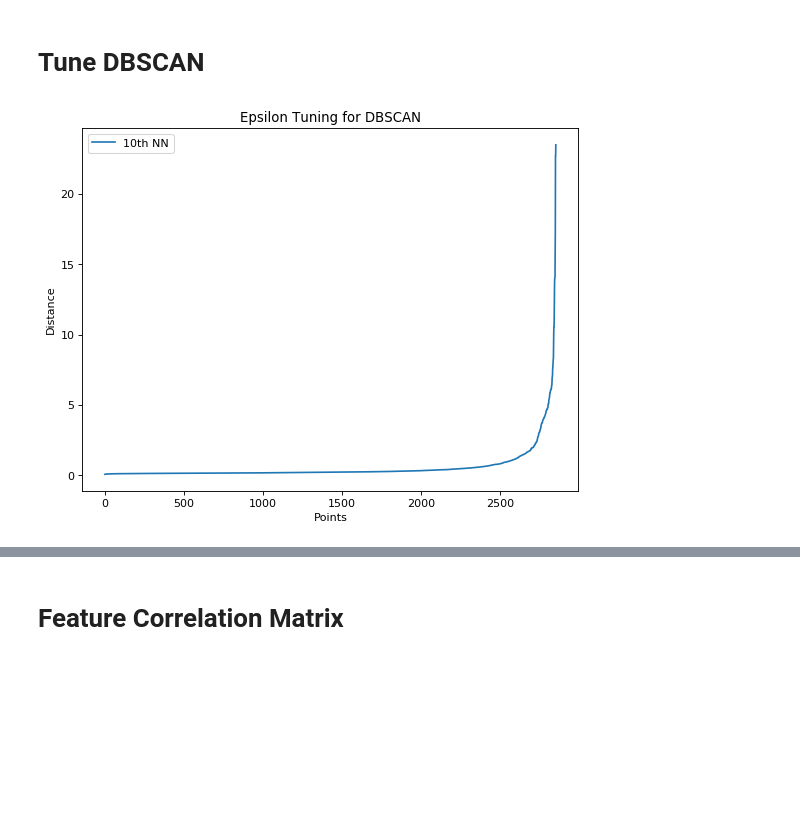
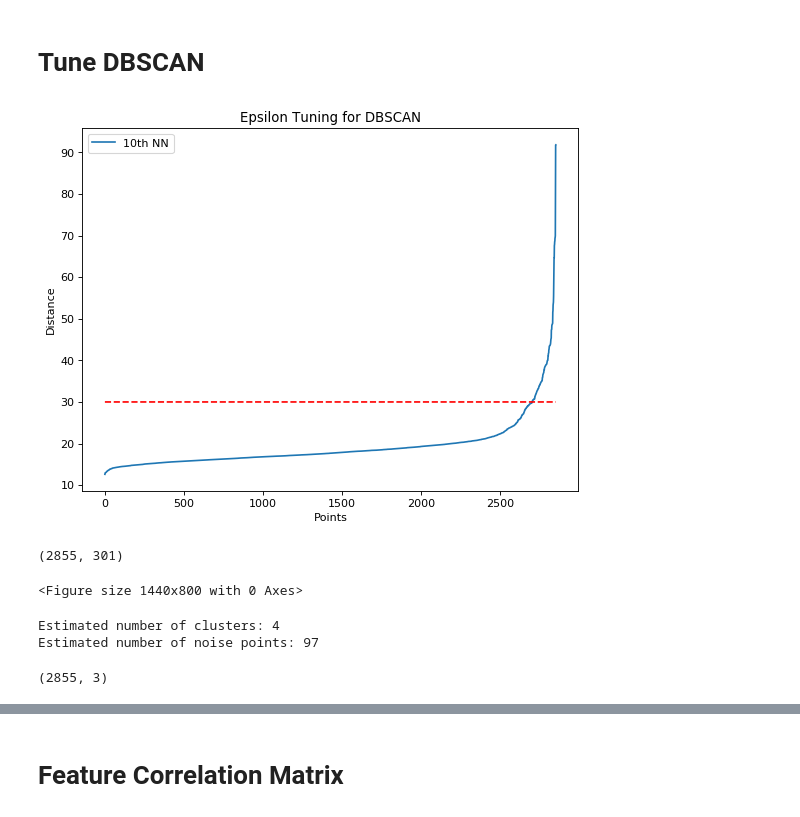
Before and after one commit to KWellesly/ML4Anime, a Jupyter notebook: graphs.ipynb, the cells around one changed output, grey strips where cells are left out. Saved outputs shown, nothing was run; the diff lists cells and outputs as text; code cells hidden in the pictures; blank space fills up the shorter version.

Commit message:
Changed graphs to calculate DBSCAN on 300D PCA space

```diff
--- a/graphs.ipynb
+++ b/graphs.ipynb
@@ -183,22 +183,96 @@ aaaaaa_df.to_csv(r'data/normalized_princ_model_training_data.csv')
 # %%
 from sklearn.neighbors import NearestNeighbors
 import numpy as np
 
 plt.figure(num=None, figsize=(8, 6), dpi=80, facecolor='w', edgecolor='k')
 
 
-xy = final_arr[:, 0:2]
+xy = final_arr[:, :-1]
 nbrs = NearestNeighbors(n_neighbors=10, algorithm='kd_tree').fit(xy)
 distances, indices = nbrs.kneighbors(xy)
 y = sorted(distances[:, -1])
 x = range(0, len(y))
 plt.plot(x, y, label="10th NN")
+plt.plot(x, [30] * len(x), 'r--')
 plt.title("Epsilon Tuning for DBSCAN")
 plt.legend()
 plt.xlabel("Points")
 plt.ylabel("Distance")
 plt.show()
 # %% [output]
-[figure, old version]
+[figure, new version]
+# %%
+# make plot bigger
+figure(num=None, figsize=(18, 10), dpi=80, facecolor='w', edgecolor='k')
+
+# normalize all the data
+feature_cols = df.columns.tolist()
+feature_cols.remove("animeID") # remove label
+feature_cols.remove("title_english")
+
+features = df[feature_cols]
+
+scaled_features = StandardScaler().fit_transform(features)
+
+# PCA
+pca = PCA(n_components=300)
+principalComponents = pca.fit_transform(scaled_features)
+principal_df = pd.DataFrame(data=principalComponents, columns = ['principal_component_{}'.format(i) for i in range(300)])
+
+
+final_df = pd.concat([principal_df, df[['title_english']]], axis=1)
+final_arr = np.array(final_df)
+final_arr.shape
+# %% [output]
+(2855, 301)
+<Figure size 1440x800 with 0 Axes>
+# %%
+import numpy as np
+
+from sklearn.cluster import DBSCAN
+from sklearn import metrics
+from sklearn.datasets import make_blobs
+from sklearn.preprocessing import StandardScaler
+
+
+# Compute DBSCAN
+EPS=30
+MIN_SAMPLES=3
+db = DBSCAN(eps=EPS, min_samples=MIN_SAMPLES).fit(final_arr[:, :-1])
+core_samples_mask = np.zeros_like(db.labels_, dtype=bool)
+core_samples_mask[db.core_sample_indices_] = True
+labels = db.labels_
+
+
+# Number of clusters in labels, ignoring noise if present.
+n_clusters_ = len(set(labels)) - (1 if -1 in labels else 0)
+n_noise_ = list(labels).count(-1)
+
+print('Estimated number of clusters: %d' % n_clusters_)
+print('Estimated number of noise points: %d' % n_noise_)
+# %% [output]
+Estimated number of clusters: 4
+Estimated number of noise points: 97
+# %%
+# normalize all the data
+feature_cols = df.columns.tolist()
+feature_cols.remove("animeID") # remove label
+feature_cols.remove("title_english")
+
+features = df[feature_cols]
+
+scaled_features = StandardScaler().fit_transform(features)
+
+# PCA
+pca = PCA(n_components=2)
+principalComponents = pca.fit_transform(final_arr[:, :-1])
+principal_df = pd.DataFrame(data=principalComponents, columns = ['principal_component_1', 'principal_component_2'])
+
+
+pca_dbscan_df = pd.concat([principal_df, df[['title_english']]], axis=1)
+pca_dbscan_arr = np.array(pca_dbscan_df)
+pca_dbscan_arr.shape
+# %% [output]
+(2855, 3)
 # %%
 figure(num=None, figsize=(18, 10), dpi=80, facecolor='w', edgecolor='k')
```
Also changed, not shown: parts of 4 cells of this notebook.
